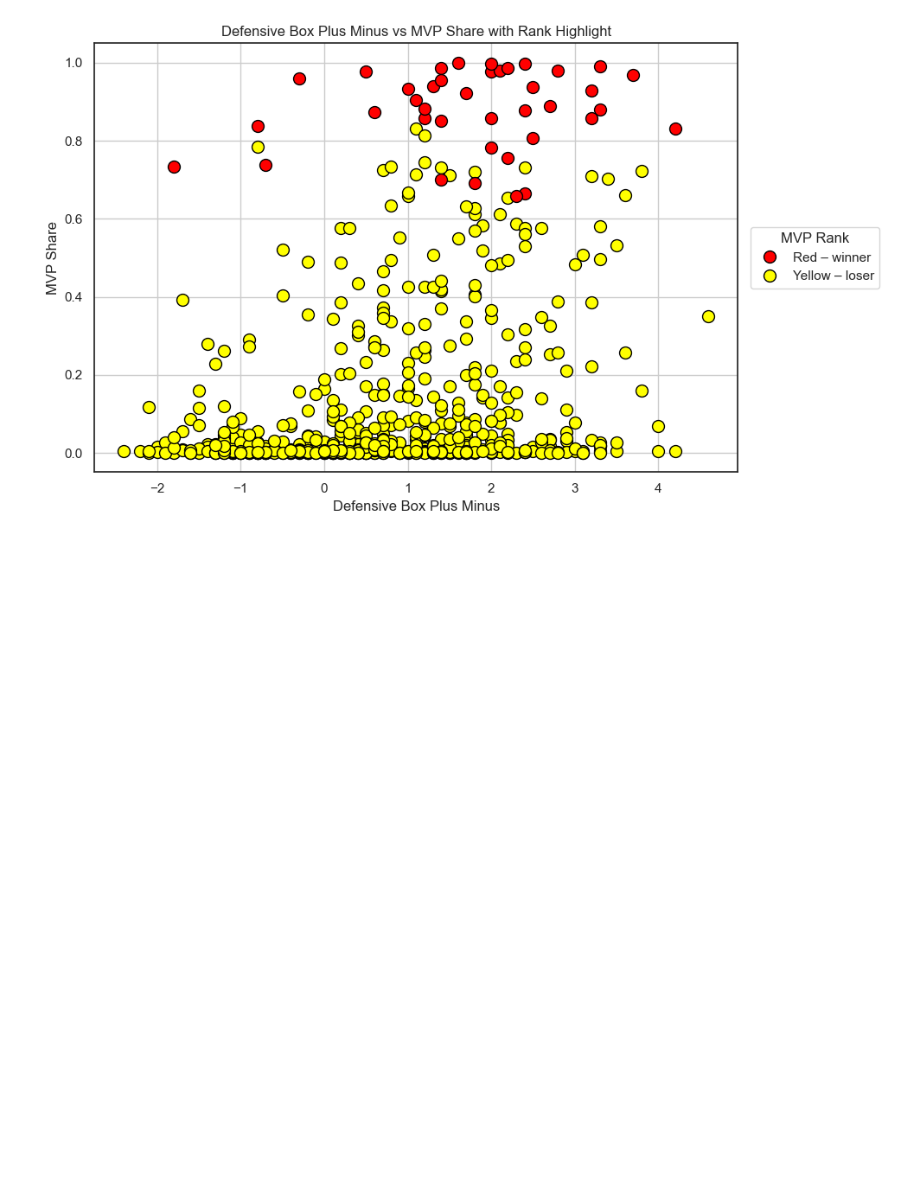
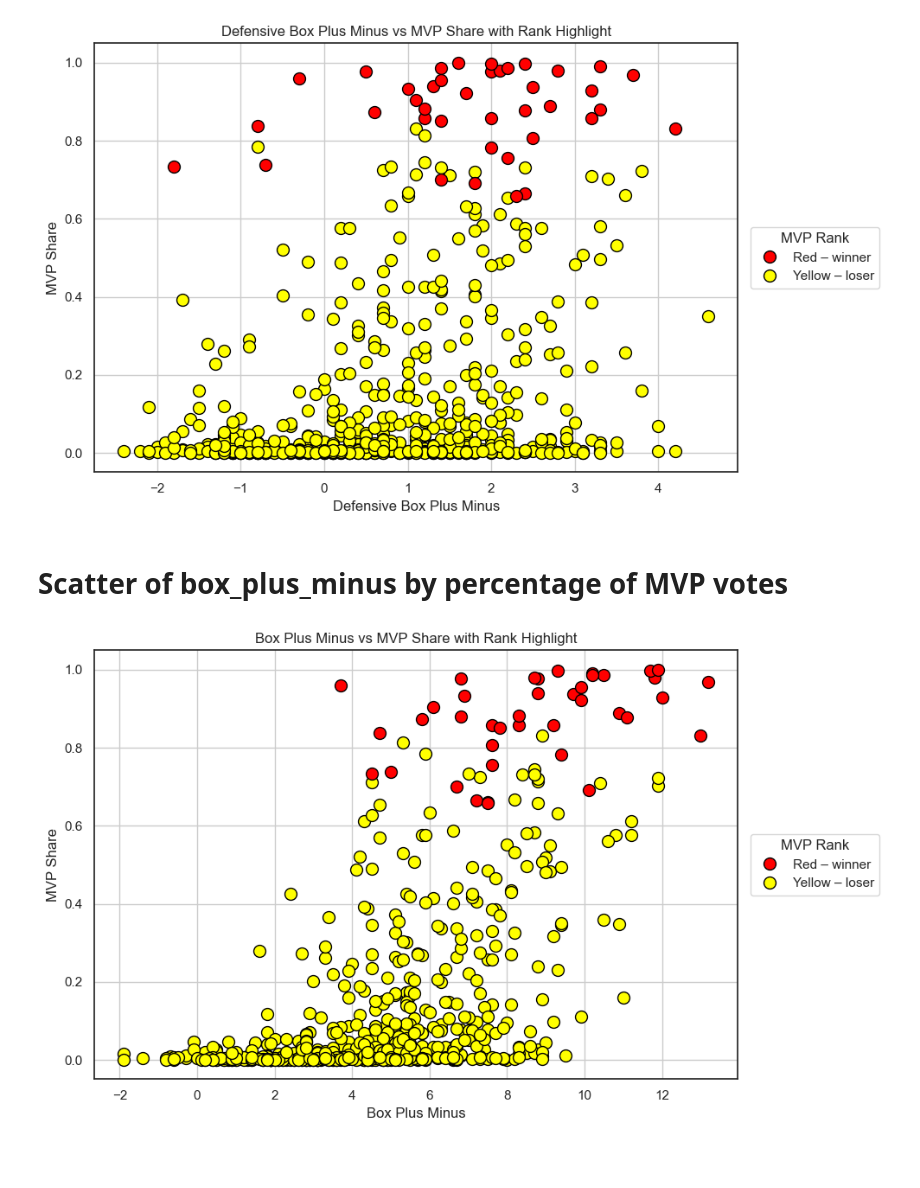
Before and after one commit to rmj9000/nba_analysis, a Jupyter notebook: jupyter_notebooks/06_mplip_seaborn.ipynb, the cells around one changed output. Cells and saved outputs as stored; diff of their text form; code cells hidden in the pictures; blank space fills up the shorter version.

Commit message:
Create scatter of box plus minus versus share of MVP votes

```diff
--- a/jupyter_notebooks/06_mplip_seaborn.ipynb
+++ b/jupyter_notebooks/06_mplip_seaborn.ipynb
@@ -660,6 +660,56 @@ plt.savefig('../data/outputs/images/sns_def_boxplusminus_vs_share_scatter.png',
 plt.show()
 # %% [output]
 [figure]
+# %% [markdown]
+# Scatter of box_plus_minus by percentage of MVP votes
+# %%
+# Create the scatter plot
+plt.figure(figsize=(10, 6))
+
+# Plot losers first (yellow)
+plt.scatter(
+    others['box_plus_minus'],
+    others['Share'],
+    c='yellow',
+    s=100,
+    edgecolors='black'
+)
+
+# Plot winners on top (red)
+plt.scatter(
+    winners['box_plus_minus'],
+    winners['Share'],
+    c='red',
+    s=100,
+    edgecolors='black'
+)
+
+# Add labels and title
+plt.xlabel('Box Plus Minus')
+plt.ylabel('MVP Share')
+plt.title('Box Plus Minus vs MVP Share with Rank Highlight')
+
+# Add custom legend outside the grid
+legend_elements = [
+    Line2D([0], [0], marker='o', color='w', label='Red – winner',
+           markerfacecolor='red', markersize=10, markeredgecolor='black'),
+    Line2D([0], [0], marker='o', color='w', label='Yellow – loser',
+           markerfacecolor='yellow', markersize=10, markeredgecolor='black')
+]
+plt.legend(
+    handles=legend_elements,
+    title='MVP Rank',
+    loc='center left',
+    bbox_to_anchor=(1.02, 0.5),
+    borderaxespad=0
+)
+
+plt.grid(True)
+plt.tight_layout()
+plt.savefig('../data/outputs/images/sns_boxplusminus_vs_share_scatter.png', dpi=300)
+plt.show()
+# %% [output]
+[figure, added]
 # %% [markdown]
 #
 # %% [markdown]
```
Also changed, not shown: 1 other file.
